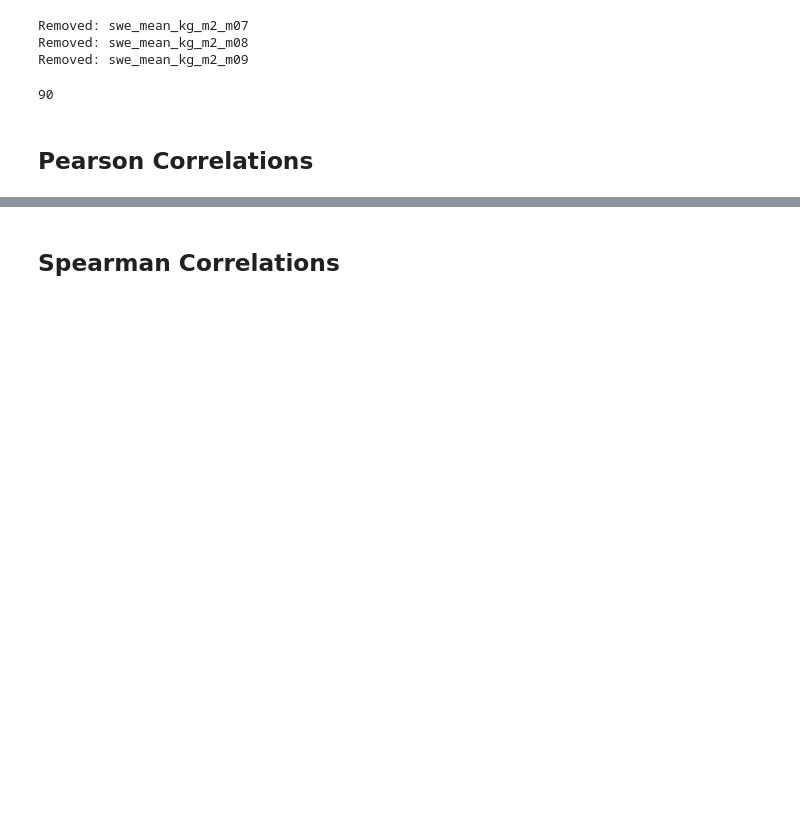
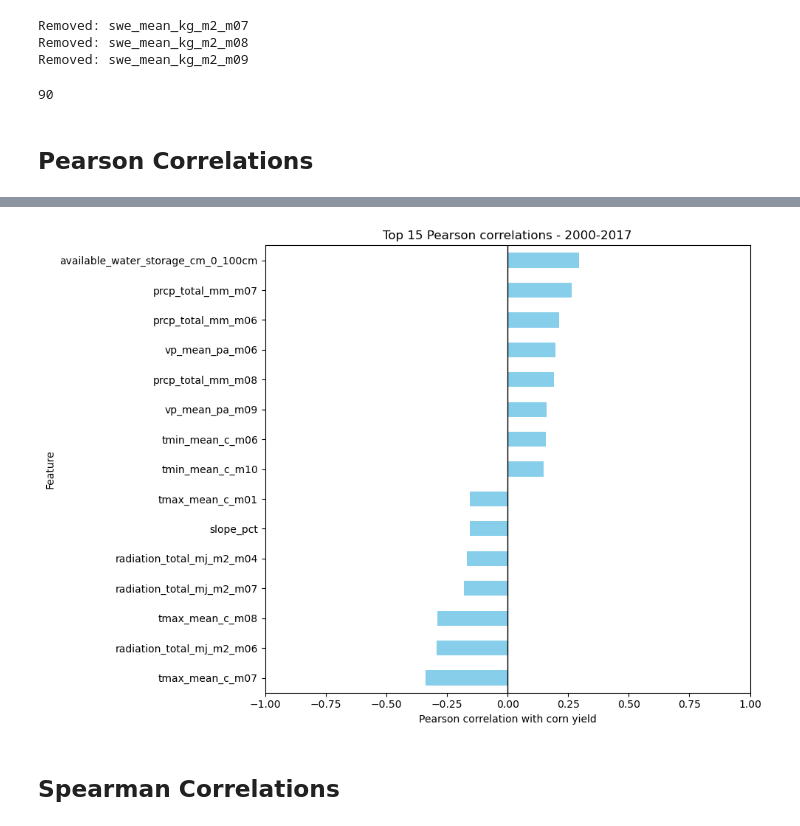
Before and after one commit to JTRIII/corn-yield-thesis, a Jupyter notebook: notebooks/06_model_evaluation_and_final_results.ipynb, the cells around one changed output, grey strips where cells are left out. Saved outputs shown, nothing was run; the diff lists cells and outputs as text; code cells hidden in the pictures; blank space fills up the shorter version.

Commit message:
Pearson Correlation, Spearman Correlation, and Random Forest Feature Importance Calculated

```diff
--- a/notebooks/06_model_evaluation_and_final_results.ipynb
+++ b/notebooks/06_model_evaluation_and_final_results.ipynb
@@ -170,12 +203,14 @@ pearson_top_15_cols
 # %%
 top_pearson['Pearson'].sort_values().plot.barh(figsize=(10, 7), color='skyblue')
 plt.axvline(0, color="black", linewidth=1)
 plt.xlim(-1,1)
 plt.xlabel("Pearson correlation with corn yield")
 plt.ylabel("Feature")
-plt.title("Top 15 Pearson correlations - 2000-2020")
+plt.title("Top 15 Pearson correlations - 2000-2017")
 plt.tight_layout()
 plt.show()
+# %% [output]
+[figure, added]
 # %% [markdown]
 ## Spearman Correlations
 # %%
```
Also changed, not shown: parts of 12 cells of this notebook.
